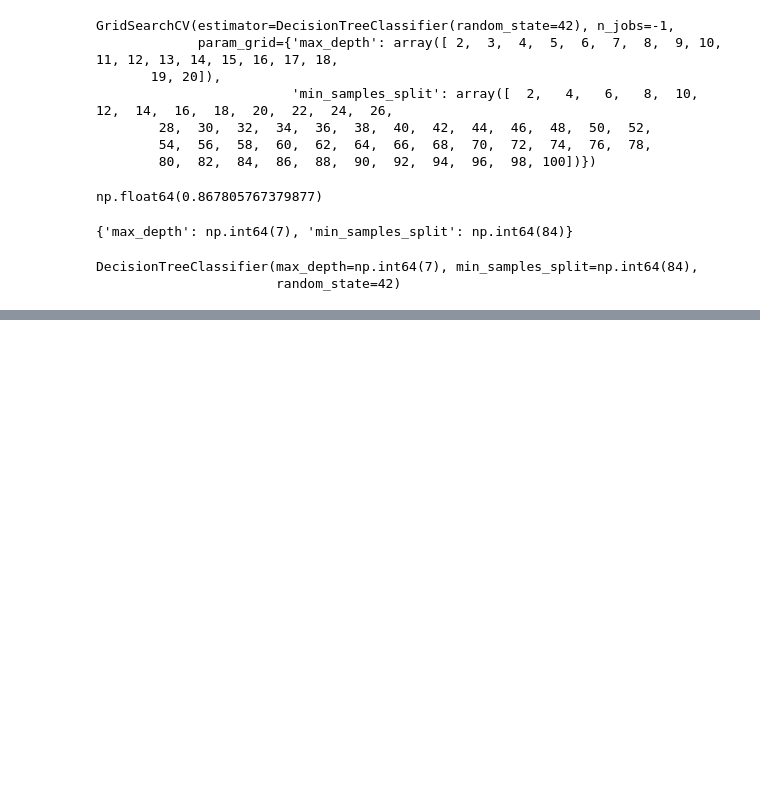
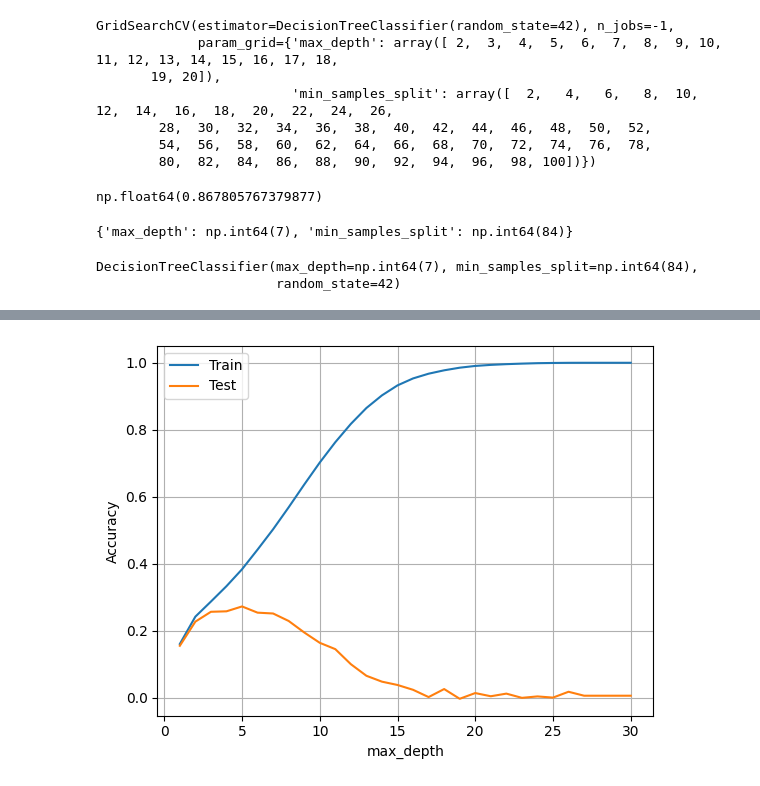
Before and after one commit to YounJJ/202511_BD53, a Jupyter notebook: lab_ml/ml10_tree.ipynb, the cells around one changed output, grey strips where cells are left out. Saved outputs shown, nothing was run; the diff lists cells and outputs as text; code cells hidden in the pictures; blank space fills up the shorter version.

```diff
--- a/lab_ml/ml10_tree.ipynb
+++ b/lab_ml/ml10_tree.ipynb
@@ -601,0 +910,24 @@ DecisionTreeClassifier(max_depth=np.int64(7), min_samples_split=np.int64(84),
+# %%
+max_depths = np.arange(1, 31)
+mean_tr = []
+mean_te = []
+
+for d in max_depths:
+    tree_reg = DecisionTreeRegressor(random_state=42, max_depth=d)
+    cr_vl = cross_validate(tree_reg, X=x_tr_full,
+                        y=y_tr_full, n_jobs=-1, return_train_score=True)
+    avg_test = np.mean(cr_vl["test_score"])
+    avg_train = np.mean(cr_vl["train_score"])
+    mean_te.append(avg_test)
+    mean_tr.append(avg_train)
+# %%
+plt.plot(max_depths, mean_tr, label='Train')
+plt.plot(max_depths, mean_te, label='Test')
+
+plt.ylabel('Accuracy')
+plt.xlabel('max_depth')
+plt.grid()
+plt.legend()
+plt.show()
+# %% [output]
+[figure, added]
```
Also changed, not shown: parts of 91 cells of this notebook.
